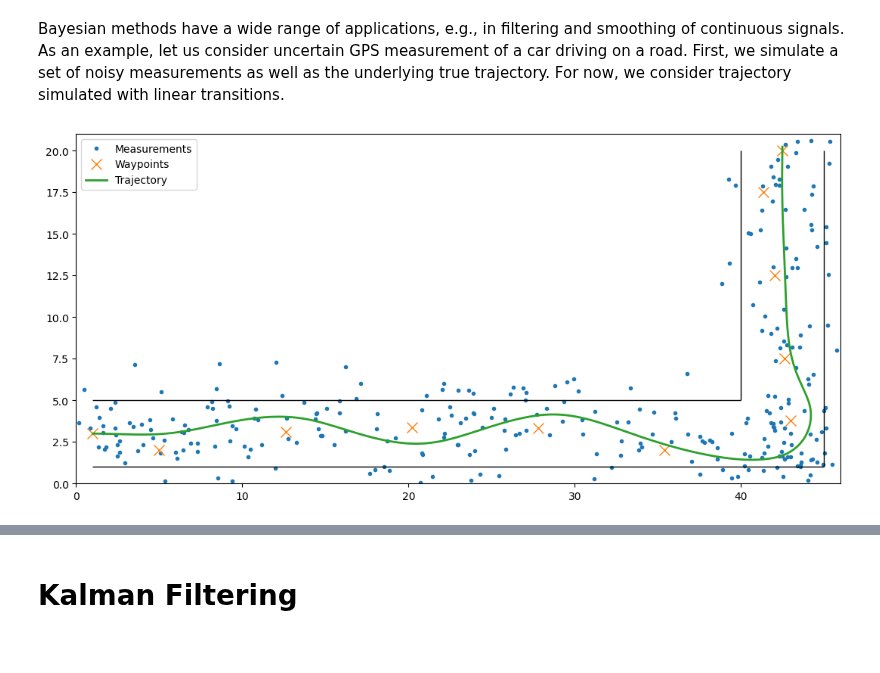
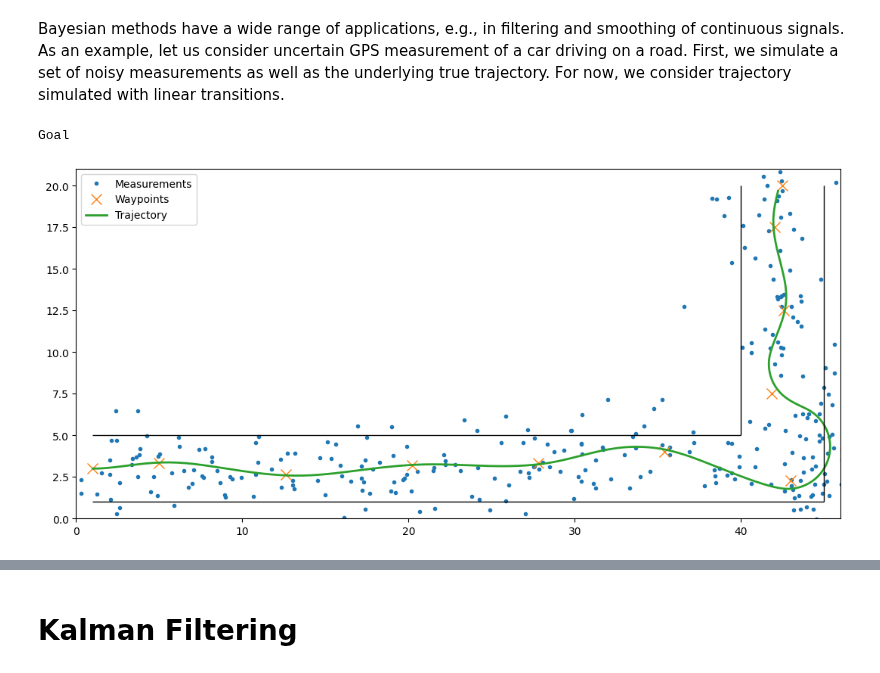
Before and after one commit to AndersGMadsen/bayesian-state-space-models, a Jupyter notebook: Bayesian_filtering_and_smoothing.ipynb, the cells around one changed output, grey strips where cells are left out. Drawn from its saved outputs; the diff is of its cells as text; code cells hidden in the pictures.

```diff
--- a/Bayesian_filtering_and_smoothing.ipynb
+++ b/Bayesian_filtering_and_smoothing.ipynb
@@ -11,17 +12,18 @@ from utils import *
 Bayesian methods have a wide range of applications, e.g., in filtering and smoothing of continuous signals. As an example, let us consider uncertain GPS measurement of a car driving on a road. First, we simulate a set of noisy measurements as well as the underlying true trajectory. For now, we consider trajectory simulated with linear transitions.
 # %%
 trajectory = MPCTrajectory()
-#states, measurements = trajectory.get_data()
+states, measurements = trajectory.get_data()
 
 #np.save("data.npz", {"states": states, "measurements": measurements})
 
 #load data states and measurements
-data = np.load("data.npy", allow_pickle=True).tolist()
-states = data["states"]
-measurements = data["measurements"]
+#data = np.load("data.npy", allow_pickle=True).tolist()
+#states = data["states"]
+#measurements = data["measurements"]
 
 trajectory.plot(states, measurements)
 # %% [output]
+Goal
-[figure, old version]
+[figure, new version]
 # %%
 def show_animation(trajectory, gif_path="animations/car_trajectory"):
```
Also changed, not shown: parts of 11 cells of this notebook.
